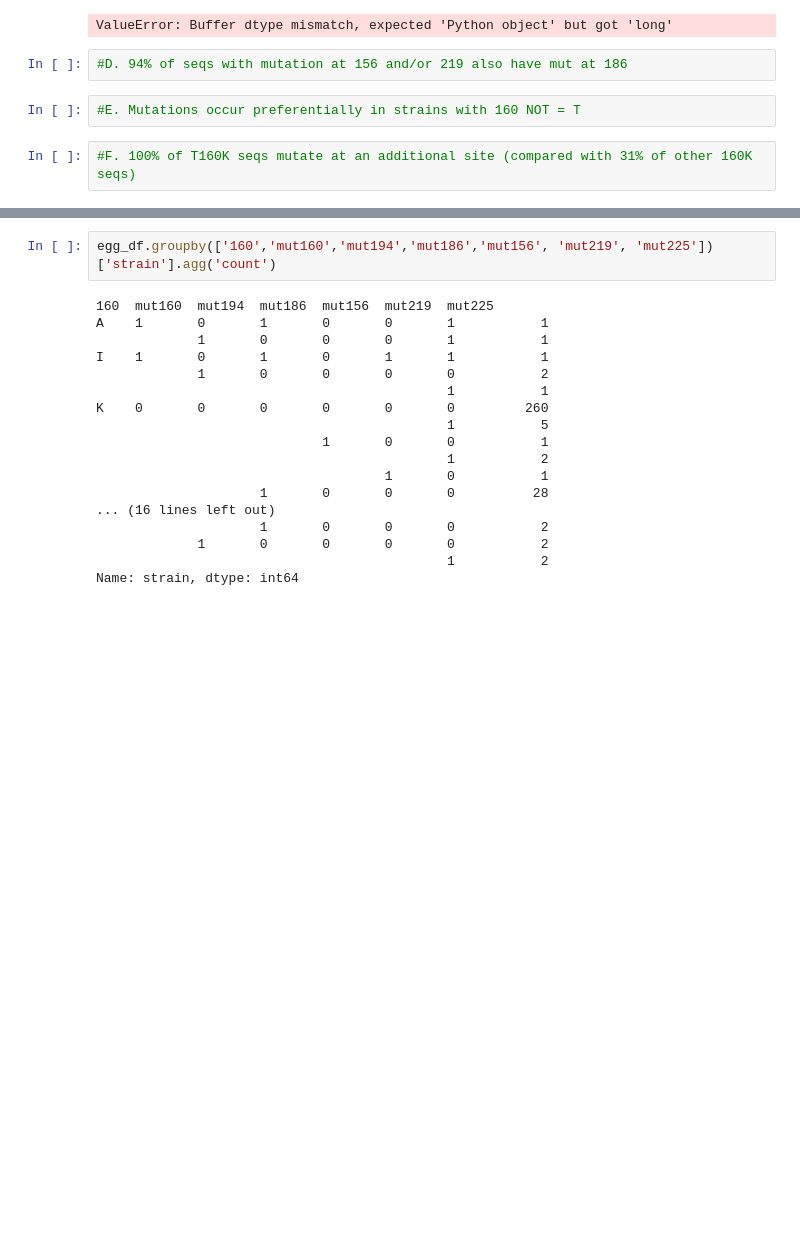
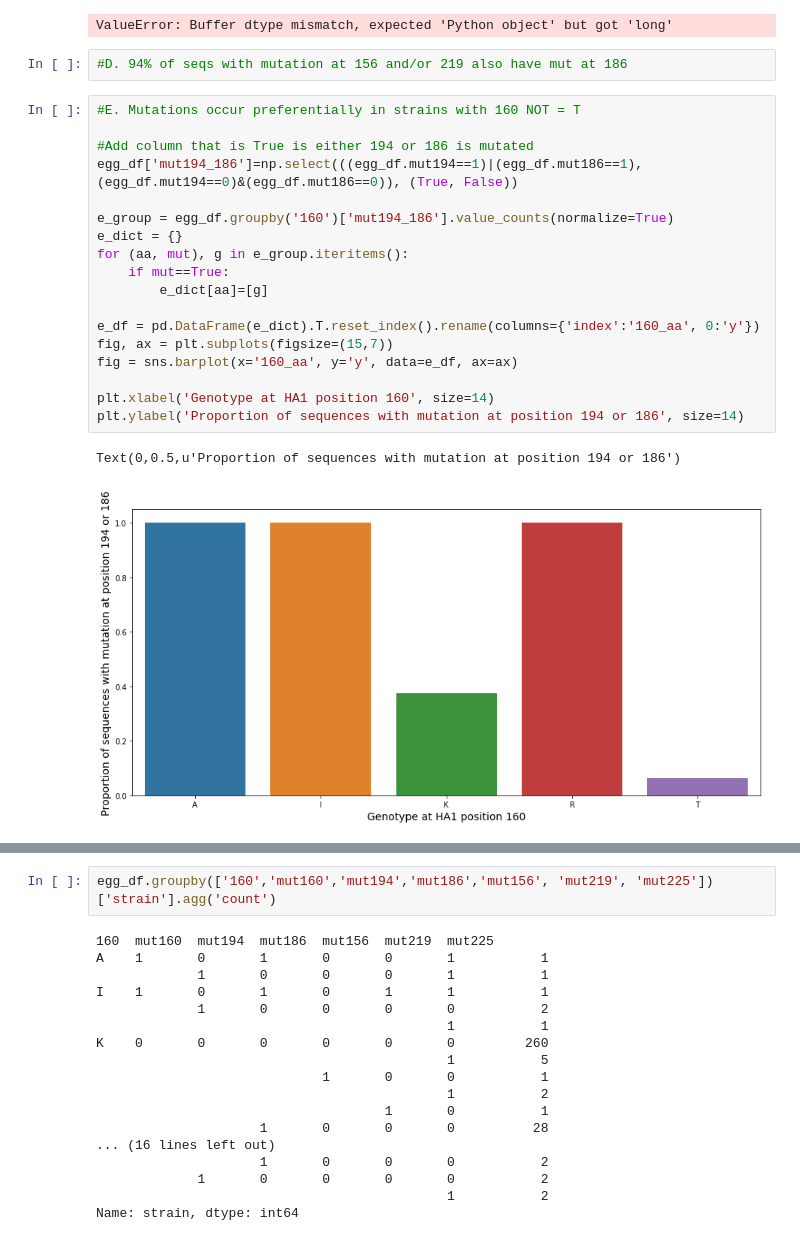
Before and after one commit to blab/egg-passage, a Jupyter notebook: notebooks/plot_takehomes.ipynb, the cells around one changed output, grey strips where cells are left out. Saved outputs shown, nothing was run; the diff lists cells and outputs as text; blank space fills up the shorter version.

Commit message:
add plots e and f

```diff
--- a/notebooks/plot_takehomes.ipynb
+++ b/notebooks/plot_takehomes.ipynb
@@ -58,7 +58,24 @@ cc_df = pd.DataFrame(c_df, d_df)
 ValueError: Buffer dtype mismatch, expected 'Python object' but got 'long'
 # %%
 #D. 94% of seqs with mutation at 156 and/or 219 also have mut at 186
-# %%
-#E. Mutations occur preferentially in strains with 160 NOT = T
-# %%
-#F. 100% of T160K seqs mutate at an additional site (compared with 31% of other 160K seqs)
+# %%
+#E. Mutations occur preferentially in strains with 160 NOT = T
+
+#Add column that is True is either 194 or 186 is mutated
+egg_df['mut194_186']=np.select(((egg_df.mut194==1)|(egg_df.mut186==1), (egg_df.mut194==0)&(egg_df.mut186==0)), (True, False))
+
+e_group = egg_df.groupby('160')['mut194_186'].value_counts(normalize=True)
+e_dict = {}
+for (aa, mut), g in e_group.iteritems():
+    if mut==True:
+        e_dict[aa]=[g]
+
+e_df = pd.DataFrame(e_dict).T.reset_index().rename(columns={'index':'160_aa', 0:'y'})
+fig, ax = plt.subplots(figsize=(15,7))
+fig = sns.barplot(x='160_aa', y='y', data=e_df, ax=ax)
+
+plt.xlabel('Genotype at HA1 position 160', size=14)
+plt.ylabel('Proportion of sequences with mutation at position 194 or 186', size=14)
+# %% [output]
+Text(0,0.5,u'Proportion of sequences with mutation at position 194 or 186')
+[figure, added]
```
Also changed, not shown: parts of 1 cell of this notebook.
